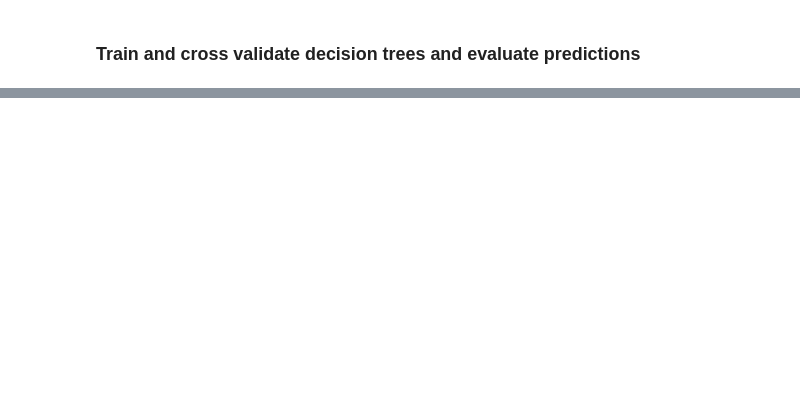
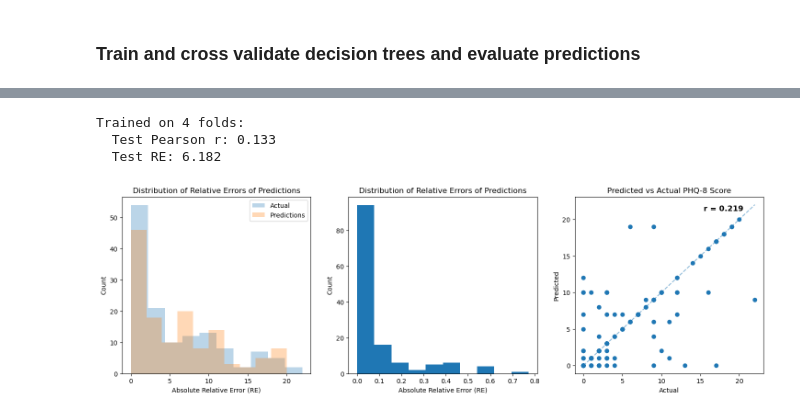
Before and after one commit to NoahBSchwartz/ML_HW_4, a Jupyter notebook: questions_a-b/ML_HW_4_ab.ipynb, the cells around one changed output, grey strips where cells are left out. Drawn from its saved outputs; the diff is of its cells as text; code cells hidden in the pictures; blank space fills up the shorter version.

```diff
--- a/questions_a-b/ML_HW_4_ab.ipynb
+++ b/questions_a-b/ML_HW_4_ab.ipynb
@@ -172,3 +183,5 @@ lang_df.to_csv('edaic_transcript_features.csv', index=False)
+# %%
+lang_df = pd.read_csv('edaic_transcript_features.csv')
 # %% [markdown]
 ## (b) Estimate depression severity using a decision tree
 # %%
@@ -204,12 +217,8 @@ def calc_tot_re(y_preds, y_acts, max_score=22):
 X = lang_df.drop(columns=['id','PHQ_Score'])
 y = lang_df['PHQ_Score']
 
-# Split data into 5 folds
-kf = KFold(n_splits=5, shuffle=True, random_state=59)
-folds = list(kf.split(X))
+# Split into train and test first
+X_train, X_test, y_train, y_test = train_test_split(X, y, test_size=0.2, random_state=59)
 
-# Reserve last fold as test set
-train_folds = folds[:-1]
-test_fold = folds[-1]
-
-print(folds[3])
+# KFold only on training data
+kf = KFold(n_splits=4, shuffle=True, random_state=15)
@@ -350,2 +294,46 @@ Test RE: 18.187
+# %%
+# Train tree on all training folds as a test
+all_train_model = DecisionTreeRegressor(random_state=15)
+all_train_model.fit(X_train, y_train)
+
+# Evaluate on test set
+test_preds = all_train_model.predict(X_test)
+test_r, _ = pearsonr(y_test.values, test_preds)
+test_re = calc_tot_re(test_preds, y_test.values)
+print("Trained on 4 folds:")
+print(f"  Test Pearson r: {test_r:.3f}")
+print(f"  Test RE: {test_re:.3f}")
+# %% [output]
+Trained on 4 folds:
+  Test Pearson r: 0.133
+  Test RE: 6.182
+# %%
+# Plot distribution of relative errors in PHQ-8 among all participants
+all_preds = best_re_model.predict(X)
+best_re_list = [calc_re(pred, act) for pred, act in zip(all_preds, y.values)]
+
+# Plot hist
+fig, axs = plt.subplots(1,3,figsize=(18,5))
+axs[0].hist(y.values, alpha=0.3, label="Actual")
+axs[0].hist(all_preds, alpha=0.3, label="Predictions")
+axs[0].set_xlabel("Absolute Relative Error (RE)")
+axs[0].set_ylabel("Count")
+axs[0].set_title("Distribution of Relative Errors of Predictions")
+axs[0].legend()
+
+axs[1].hist(best_re_list, bins=10)
+axs[1].set_xlabel("Absolute Relative Error (RE)")
+axs[1].set_ylabel("Count")
+axs[1].set_title("Distribution of Relative Errors of Predictions")
+
+axs[2].plot([0,22],[0,22],linestyle='--',alpha=0.5)
+axs[2].scatter(y.values, all_preds)
+axs[2].text(x=18, y=21, s=f"r = {test_r_best:.3f}", ha='center', va='bottom', fontsize=12, fontweight='bold')
+axs[2].set_xlabel("Actual")
+axs[2].set_ylabel("Predicted")
+axs[2].set_title("Predicted vs Actual PHQ-8 Score")
+plt.show()
+# %% [output]
+[figure, added]
 # %%
 plt.figure(figsize=(12, 8))
```
Also changed, not shown: parts of 19 cells of this notebook.
